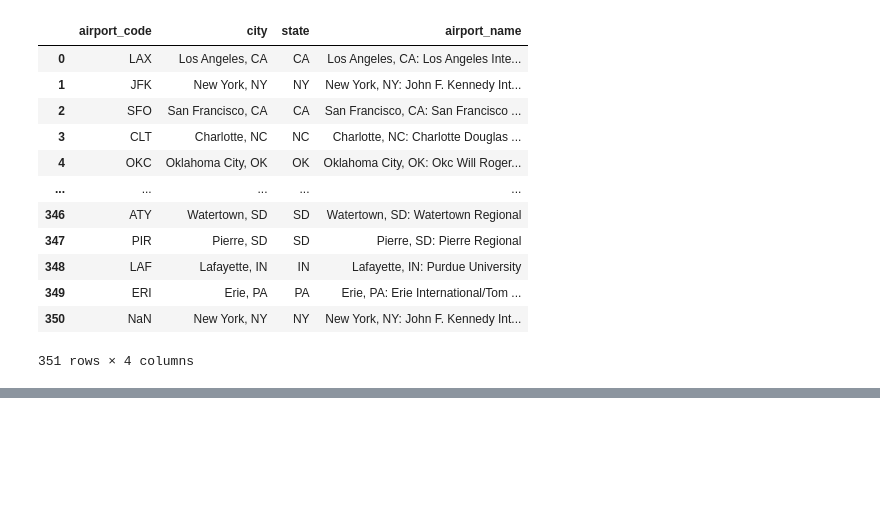
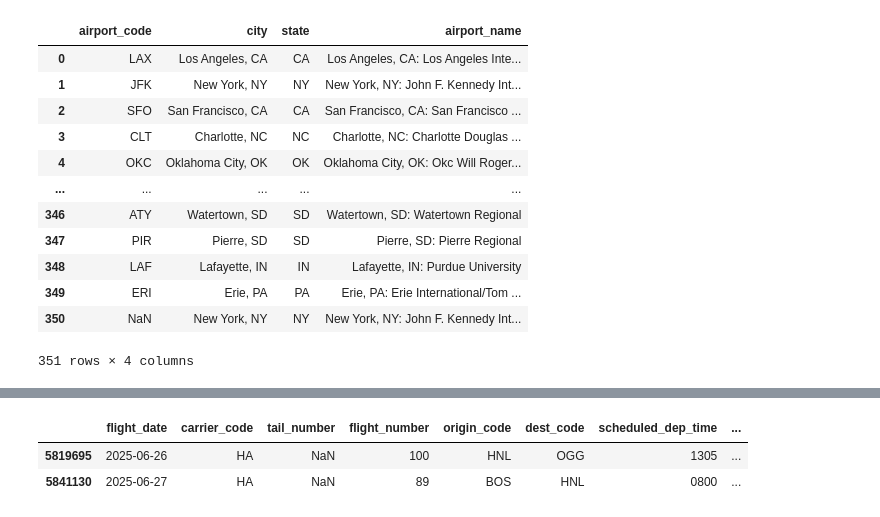
Before and after one commit to ganning127/NORP-aviation-datasets, a Jupyter notebook: BTS-airplane-delays/BTS_cleaning.ipynb, the cells around one changed output, grey strips where cells are left out. Saved outputs shown, nothing was run; the diff lists cells and outputs as text; code cells hidden in the pictures; blank space fills up the shorter version.

```diff
--- a/BTS-airplane-delays/BTS_cleaning.ipynb
+++ b/BTS-airplane-delays/BTS_cleaning.ipynb
@@ -296,0 +313,6 @@ airports_df.to_csv("./clean_data/BTS_airports.csv", index=False, na_rep="")
+# %%
+flights_df[flights_df['scheduled_flight_time_mins'].isnull()]
+# %% [output]
+|  | flight_date | carrier_code | tail_number | flight_number | origin_code | dest_code | scheduled_dep_time | ... |
+| 5819695 | 2025-06-26 | HA | NaN | 100 | HNL | OGG | 1305 | ... |
+| 5841130 | 2025-06-27 | HA | NaN | 89 | BOS | HNL | 0800 | ... |
```
Also changed, not shown: parts of 1 cell of this notebook, 3 other files.
